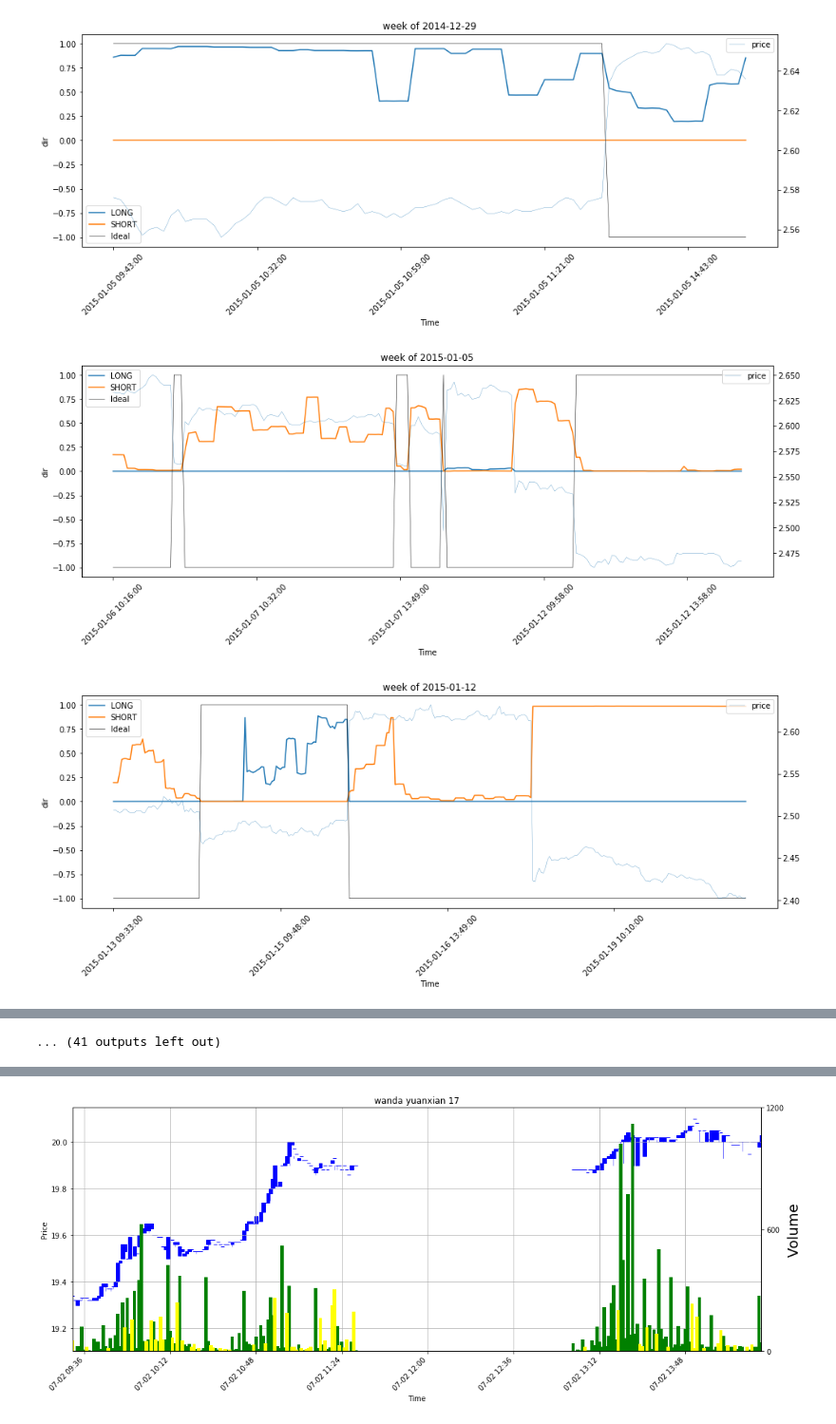
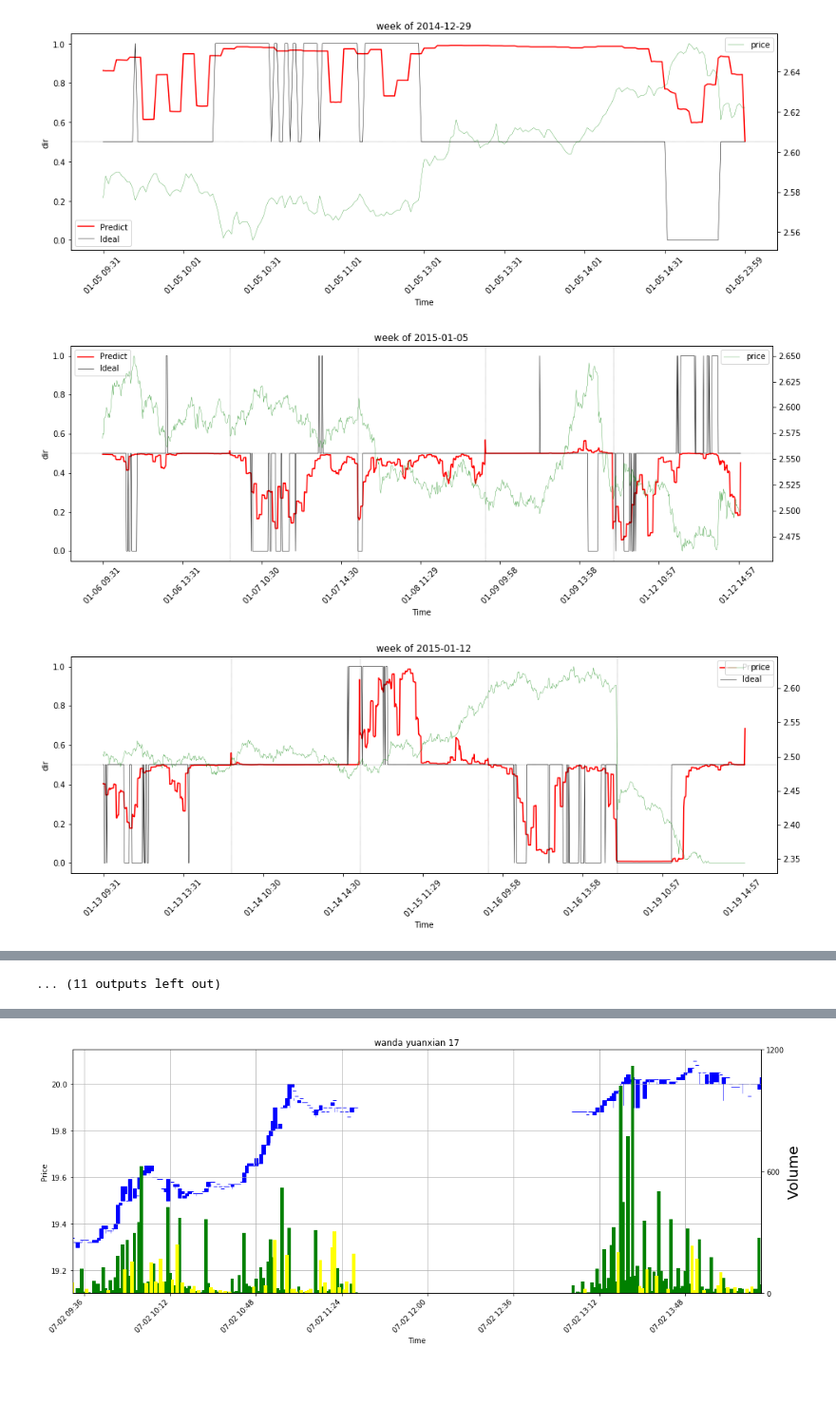
Before and after one commit to syscheme/HyperPixiu, a Jupyter notebook: notebooks/plotAdvDir.ipynb, the cells around one changed output, grey strips where cells are left out. Shown at 95% size. Saved outputs shown, nothing was run; the diff lists cells and outputs as text; code cells hidden in the pictures; blank space fills up the shorter version.

```diff
--- a/notebooks/plotAdvDir.ipynb
+++ b/notebooks/plotAdvDir.ipynb
@@ -9,10 +9,7 @@ srcdatahome = 'd:/wkspaces/HyperPixiu/tmp'
 # dfSample = pd.read_csv(srcdatahome + '/SH510050.csv.bz2', names=['date','time','open','high','low','close','volume','amount'], compression='bz2', error_bad_lines=False)
 dfSample = pd.read_csv(srcdatahome + '/TAdv_Cnn1D2015.csv', error_bad_lines=False)
 dfSample.set_index('datetime', inplace = True)
-dfIdeal = pd.read_csv(srcdatahome + '/TAdv_ideal2015.csv', error_bad_lines=False)
-dfIdeal.set_index('datetime', inplace = True)
-# dfIdeal['idlNONE'], dfIdeal['idlLONG'], dfIdeal['idlSHORT'] = dfIdeal['dirNONE'], dfIdeal['dirLONG'], dfIdeal['dirSHORT']
-dfIdeal['idlDIR']= dfIdeal[['dirNONE', 'dirLONG','dirSHORT']].apply(lambda x: (x[1]-x[2])*0.5 +0.5, axis=1)
 del dfSample['exchange']
-dfSample = pd.merge(dfSample, dfIdeal[['idlDIR']], left_index=True, right_index=True)
-dfSample
+dfSample['prdDIR']= dfSample[['dirNONE', 'dirLONG','dirSHORT']].apply(lambda x: (x[1]-x[2])*0.5 +0.5, axis=1)
+
+# dfSample
@@ -38,0 +22,3 @@ dfSample
+# %%
+dfMerged = pd.merge(dfSample, dfIdeal[['idlDIR']], how='left',left_index=True, right_index=True).fillna(0.5)
+dfMerged
@@ -44,12 +50,12 @@ import warnings; warnings.simplefilter('ignore')
 # import seaborn as sns; sns.set()
 get_ipython().magic(u'matplotlib inline')
 # %%
-dfPlot =dfSample[['price','dirLONG','dirSHORT','idlDIR']]
+dfPlot =dfMerged[['price','dirLONG','dirSHORT','idlDIR','prdDIR']]
 dfPlot['date'] = [ x[:x.index(' ')] for x in dfPlot.index]
 dfPlot['time'] = [ x[x.index(' '):] for x in dfPlot.index]
 # bydate = dfPlot.groupby(['date'])
 dfPlot['dt'] = pd.to_datetime(dfPlot['date']) - pd.to_timedelta(7, unit='d')
 bydate = dfPlot.groupby([pd.Grouper(key='dt', freq='W-MON')])
 # bydate.get_group('2013-01-14')
-for i in bydate.nunique().index:
-    print(i)
+# for i in bydate.nunique().index:
+#    print(i)
@@ -74,34 +62,50 @@ for i in bydate.nunique().index:
 # %%
 for d in bydate.nunique().index:
     dataToPlot =bydate.get_group(d)
     # dataToPlot.set_index('time', inplace = True)
+    x = []
+    xdate=[]
+    lastDate=None
+    for a in dataToPlot.index:
+        xv= a[5:-3]  # remove year and sec
+        x.append(xv)
+        xd=xv[:5]
+        if not xd == lastDate:
+            if lastDate: xdate.append(xv)
+            lastDate = xd
 
     fig, ax = plt.subplots(figsize=(16,10))
     fig.subplots_adjust(bottom=0.5)
 
-    # plt.plot(dfPlot, lw=1.5)
-    plt.plot(dataToPlot['dirLONG'], lw=1.5, label='LONG')
+    # plt.ylim((0.0,1.0))
+    # plt.plot(dataToPlot['dirLONG'], lw=1.5, label='LONG')
+    # plt.legend(loc=0)
+    # plt.plot(dataToPlot['dirSHORT'], lw=1.5, label='SHORT')
+    # plt.legend(loc=0)
+    plt.axhline(0.5, lw=0.2, color='black', linestyle='--')
+    plt.plot(x, dataToPlot['prdDIR'], lw=1.5, color='red',label='Predict')
     plt.legend(loc=0)
-    plt.plot(dataToPlot['dirSHORT'], lw=1.5, label='SHORT')
-    plt.legend(loc=0)
-    plt.plot(dataToPlot['idlDIR'], lw=0.5, color='black',label='Ideal')
+    plt.plot(x, dataToPlot['idlDIR'], lw=0.5, color='black',label='Ideal')
     plt.legend(loc=0)
     plt.ylabel('dir')
 
+    plt.xticks(x,rotation=45)
+    plt.xlabel('Time')
+    plt.title('week of %s' % d.strftime('%Y-%m-%d'))
+    for xv in xdate:
+       plt.axvline(xv, lw=0.2, color='black', linestyle='--')
+
     # plt.grid(True)
     plt.axis('tight')
-    plt.xticks(rotation=45)
-    plt.xlabel('Time')
-    plt.title('week of %s' % d.strftime('%Y-%m-%d'))
 
     # the right Y
     ax2 = ax.twinx()
-    plt.plot(dataToPlot['price'], lw=0.3, label='price')
+    plt.plot(x, dataToPlot['price'], lw=0.3, color='green', label='price')
     plt.legend(loc=0)
 
-    ax.xaxis.set_major_locator(ticker.MaxNLocator(5)) #共10个刻度
+    ax.xaxis.set_major_locator(ticker.MaxNLocator(10)) #共10个刻度
     plt.show()
 # %% [output]
-[figure, old version]
+[figure, new version]
-[figure, old version]
+[figure, new version]
-[figure, old version]
+[figure, new version]
@@ -117,4 +121,4 @@ for d in bydate.nunique().index:
-... (41 outputs left out)
+... (11 outputs left out)
 # %%
 # 导入两个涉及的库
 # https://blog.csdn.net/u014281392/article/details/73611624
```
Also changed, not shown: parts of 5 cells of this notebook.
